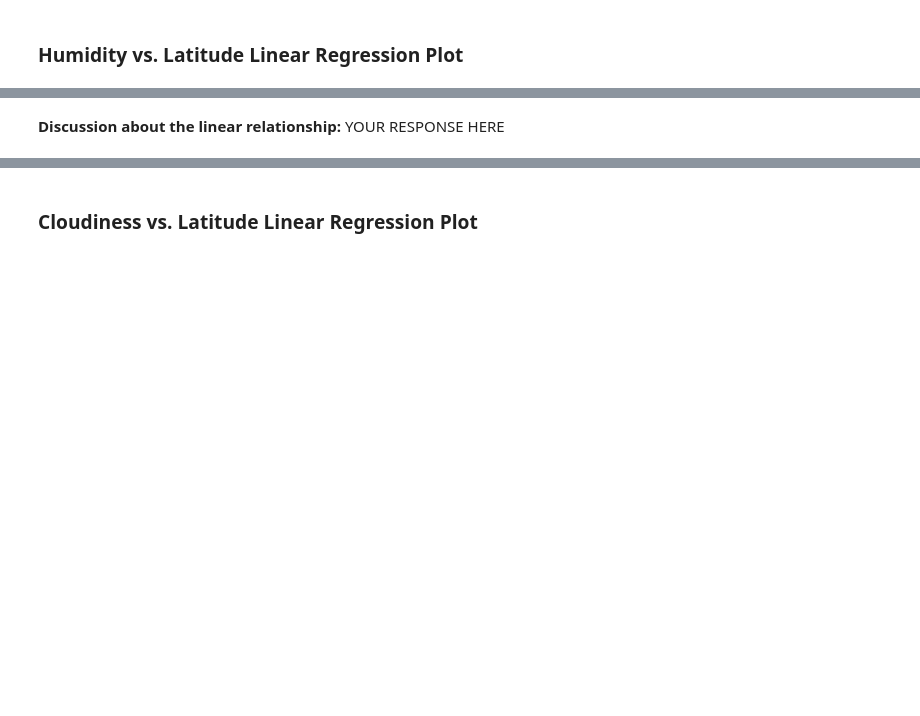
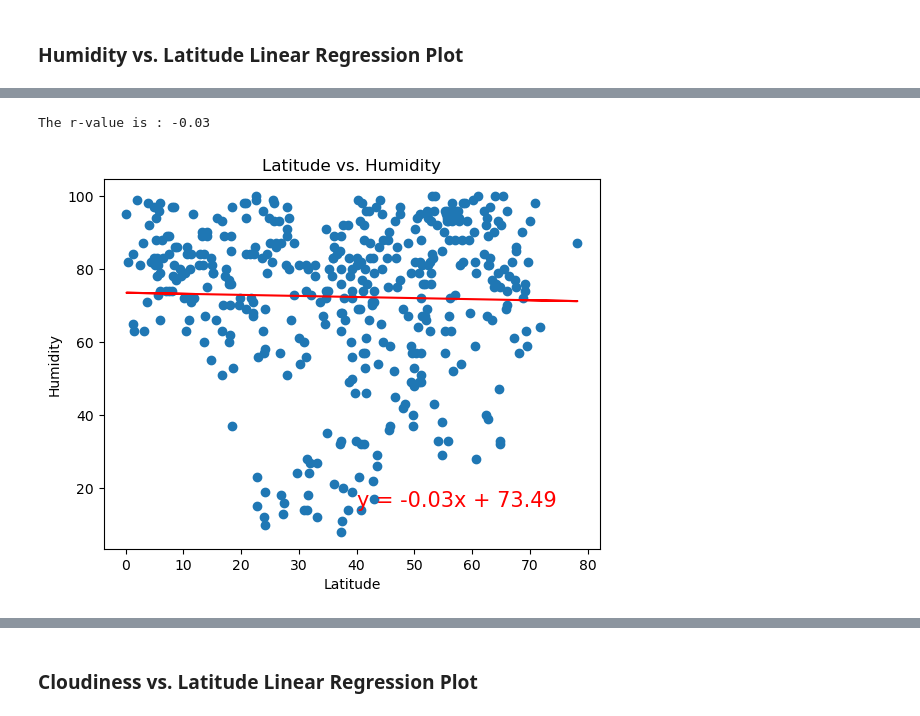
Before and after one commit to kimberlyher19/World_Weather_Analysis, a Jupyter notebook: WeatherPy/WeatherPy.ipynb, the cells around one changed output, grey strips where cells are left out. Cells and saved outputs as stored; diff of their text form; code cells hidden in the pictures; blank space fills up the shorter version.

```diff
--- a/WeatherPy/WeatherPy.ipynb
+++ b/WeatherPy/WeatherPy.ipynb
@@ -331,2 +340,11 @@ The r^2-value is: 0.00014367159540169783
-# %% [markdown]
-**Discussion about the linear relationship:** YOUR RESPONSE HERE
+# %%
+# Northern Hemisphere
+equation = linear_regression(northern_hemi_df["Lat"], northern_hemi_df["Humidity"])
+annotate(equation, 40, 15)
+plt.xlabel("Latitude")
+plt.ylabel("Humidity")
+plt.title("Latitude vs. Humidity")
+plt.show()
+# %% [output]
+The r-value is : -0.03
+[figure, added]
```
Also changed, not shown: parts of 35 cells of this notebook, 5 other files.
